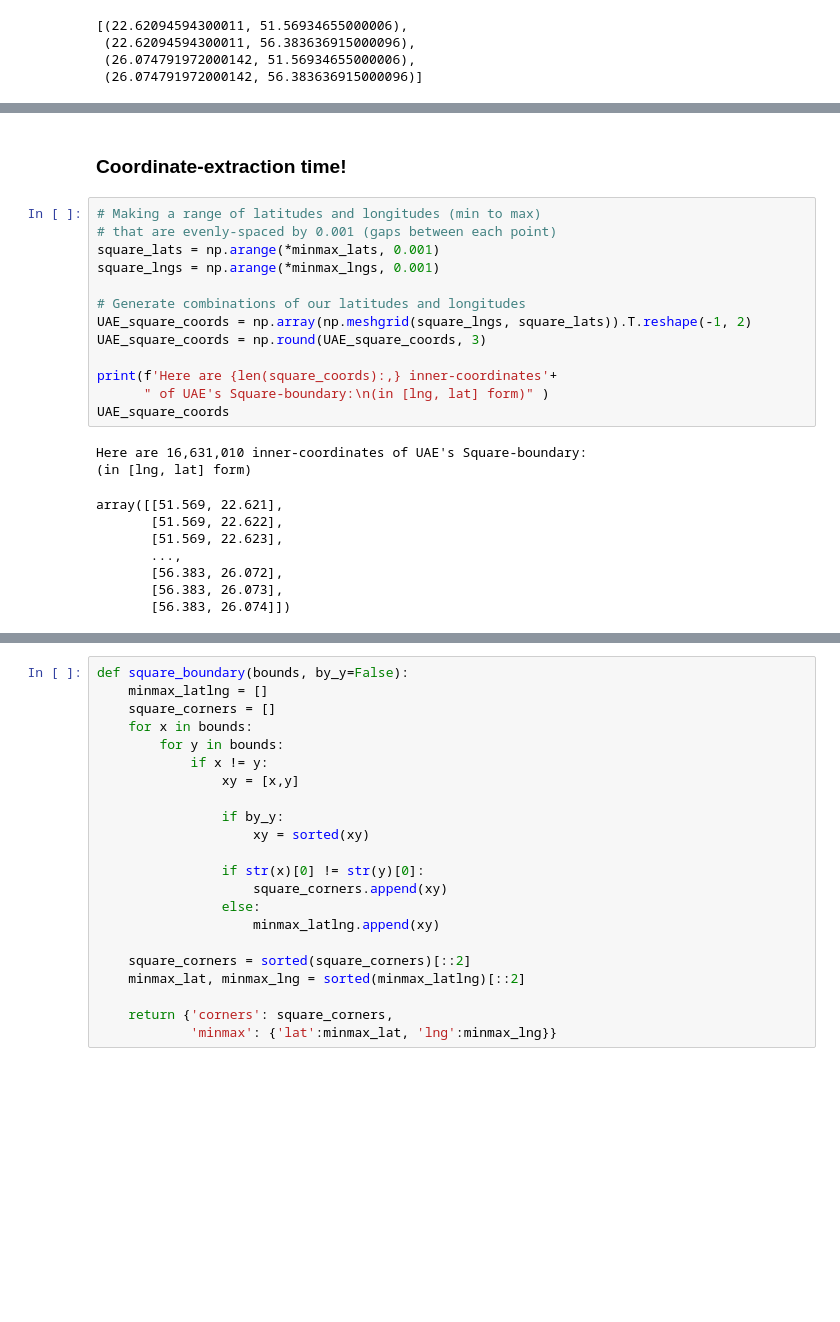
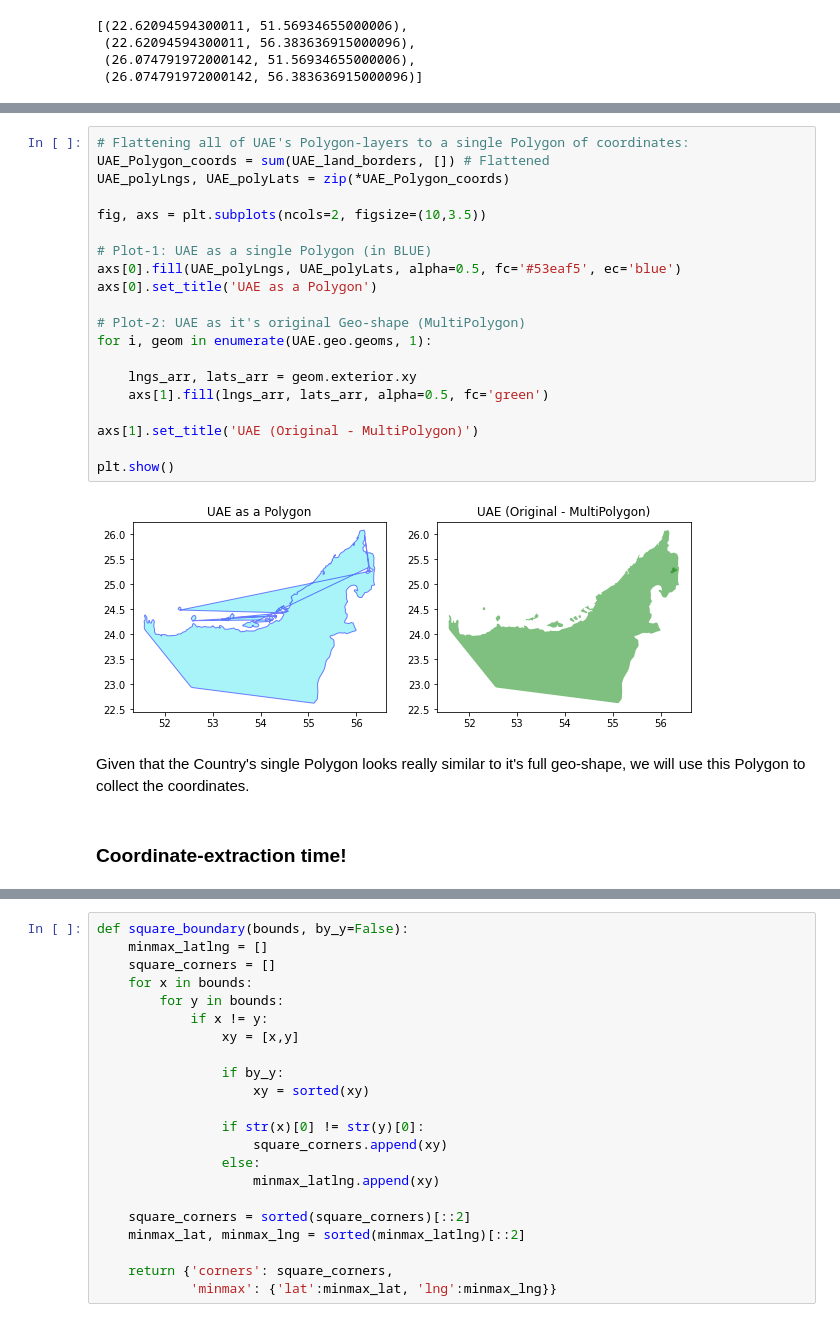
Before and after one commit to FaarisRazi/Python-Daily, a Jupyter notebook: Fun with Countries/country_polygon_coords.ipynb, the cells around one changed output, grey strips where cells are left out. Drawn from its saved outputs; the diff is of its cells as text; blank space fills up the shorter version.

```diff
--- a/Fun with Countries/country_polygon_coords.ipynb
+++ b/Fun with Countries/country_polygon_coords.ipynb
@@ -99,25 +138,26 @@ square-box (BLUE) and Geo-shape (GREEN)
+# %%
+# Flattening all of UAE's Polygon-layers to a single Polygon of coordinates:
+UAE_Polygon_coords = sum(UAE_land_borders, []) # Flattened
+UAE_polyLngs, UAE_polyLats = zip(*UAE_Polygon_coords)
+
+fig, axs = plt.subplots(ncols=2, figsize=(10,3.5))
+
+# Plot-1: UAE as a single Polygon (in BLUE)
+axs[0].fill(UAE_polyLngs, UAE_polyLats, alpha=0.5, fc='#53eaf5', ec='blue')
+axs[0].set_title('UAE as a Polygon')
+
+# Plot-2: UAE as it's original Geo-shape (MultiPolygon)
+for i, geom in enumerate(UAE.geo.geoms, 1):
+
+    lngs_arr, lats_arr = geom.exterior.xy
+    axs[1].fill(lngs_arr, lats_arr, alpha=0.5, fc='green')
+
+axs[1].set_title('UAE (Original - MultiPolygon)')
+
+plt.show()
+# %% [output]
+[figure, added]
+# %% [markdown]
+Given that the Country's single Polygon looks really similar to it's full geo-shape, we will use this Polygon to collect the coordinates.
 # %% [markdown]
 ### Coordinate-extraction time!
-# %%
-# Making a range of latitudes and longitudes (min to max)
-# that are evenly-spaced by 0.001 (gaps between each point)
-square_lats = np.arange(*minmax_lats, 0.001)
-square_lngs = np.arange(*minmax_lngs, 0.001)
-
-# Generate combinations of our latitudes and longitudes
-UAE_square_coords = np.array(np.meshgrid(square_lngs, square_lats)).T.reshape(-1, 2)
-UAE_square_coords = np.round(UAE_square_coords, 3)
-
-print(f'Here are {len(square_coords):,} inner-coordinates'+
-      " of UAE's Square-boundary:\n(in [lng, lat] form)" )
-UAE_square_coords
-# %% [output]
-Here are 16,631,010 inner-coordinates of UAE's Square-boundary:
-(in [lng, lat] form)
-array([[51.569, 22.621],
-       [51.569, 22.622],
-       [51.569, 22.623],
-       ...,
-       [56.383, 26.072],
-       [56.383, 26.073],
-       [56.383, 26.074]])
```
Also changed, not shown: parts of 12 cells of this notebook.
